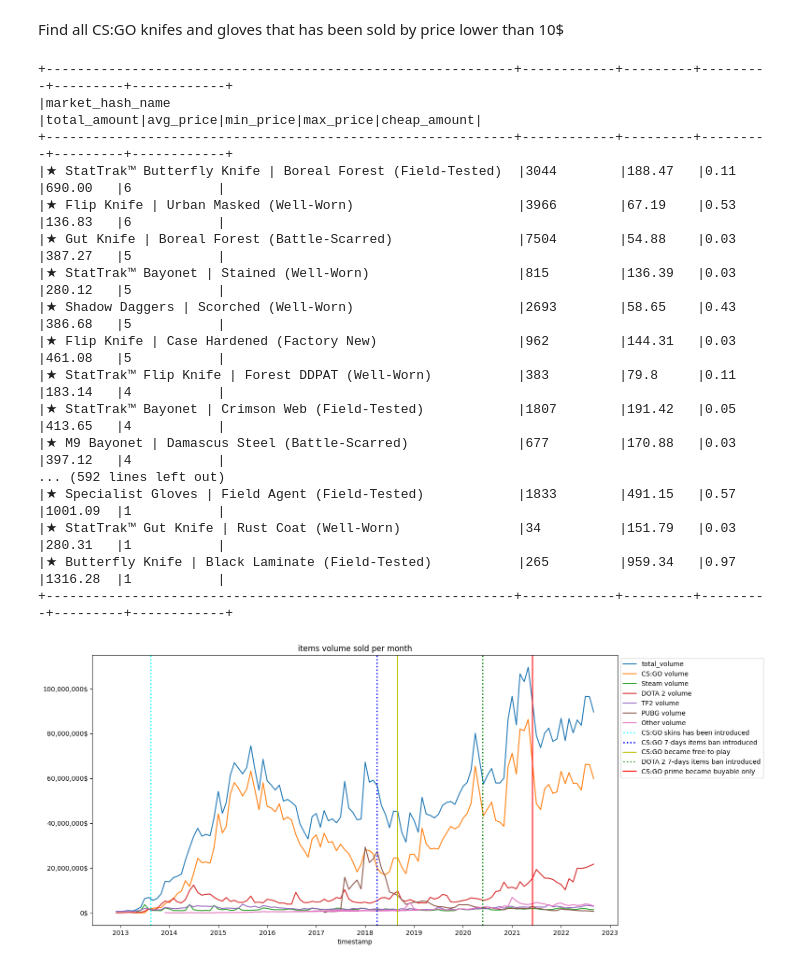
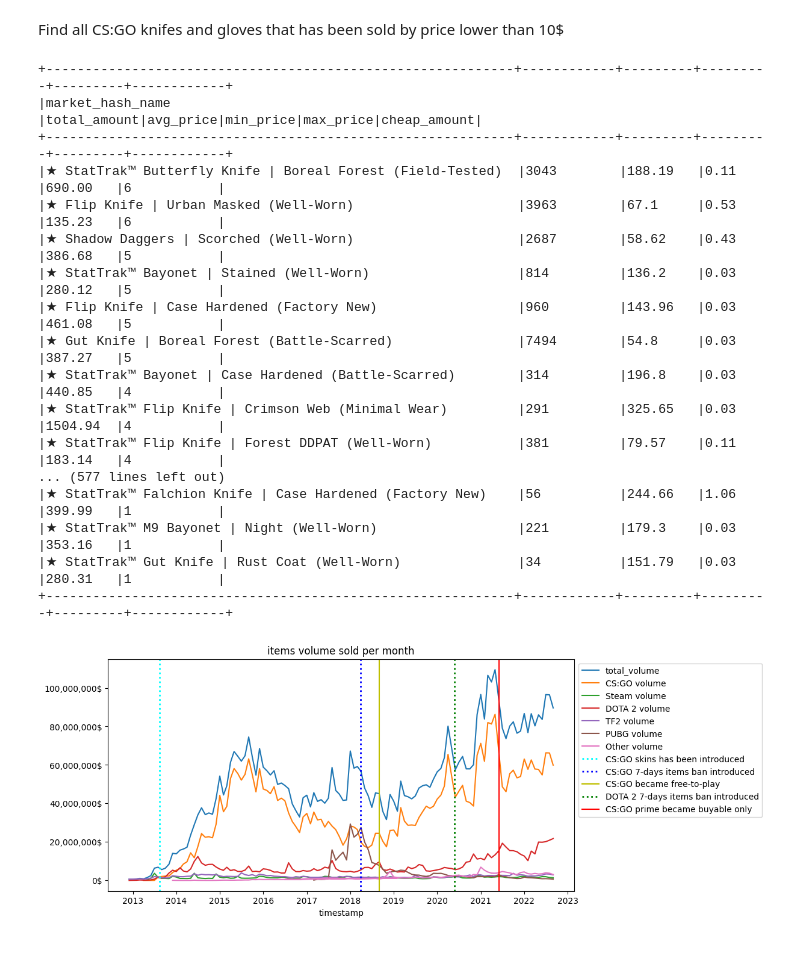
Before and after one commit to Soniclev/steam-trade-bot, a Jupyter notebook: notebooks/Analyze Steam market.ipynb, the cells around one changed output. Saved outputs shown, nothing was run; the diff lists cells and outputs as text; code cells hidden in the pictures.

```diff
--- a/notebooks/Analyze Steam market.ipynb
+++ b/notebooks/Analyze Steam market.ipynb
@@ -66,25 +21,17 @@ Downloading to 'parquet\partition=2022-11\part.0.parquet' ...
 # %%
 from pyspark.sql import SparkSession
-#.config("spark.memory.fraction", 0.8) \
-    #.config("spark.sql.shuffle.partitions" , "800") \
-    #.config("spark.memory.offHeap.enabled",'true')\
-    #.config("spark.memory.offHeap.size","16g")\
+
 spark = SparkSession.builder \
     .master('local[*]') \
     .appName('myAppName') \
     .config("spark.executor.memory", "5g") \
-    .config("spark.driver.memory", "5g")\
-    .config("spark.sql.shuffle.partitions" , "50") \
-    .config('spark.sql.files.maxPartitionBytes', str(30 * 1024 * 1024))\
+    .config("spark.driver.memory", "1g")\
+    .config("spark.sql.shuffle.partitions" , "30") \
+    .config('spark.sql.files.maxPartitionBytes', str(200 * 1024 * 1024))\
     .getOrCreate()
 # %%
 import pyspark.sql.functions as func
 from pyspark.sql.types import DecimalType, Row
 from pyspark.sql import Window as W
 # %%
-parquet_files = []
-for root, dirs, files in os.walk('parquet/'):
-    for file in files:
-        if file.endswith(".parquet"):
-            parquet_files.append(f"{root}/{file}")
-df = spark.read.parquet(*parquet_files)
+df = spark.read.parquet("parquet")
@@ -91,3 +40,5 @@ df = spark.read.parquet(*parquet_files)
+# %%
+df = df.filter(df.timestamp < datetime(2022, 11, 1))
 # %%
 df.count()
 # %% [output]
@@ -105,5 +61,3 @@ root
-# %%
-df = df.withColumn("timestamp",func.to_timestamp("timestamp"))
 # %%
 df.rdd.getNumPartitions()
 # %% [output]
@@ -273,9 +200,11 @@ only showing top 20 rows
 # %% [markdown]
 Find all CS:GO knifes and gloves that has been sold by price lower than 10$
 # %%
+star_pattern = '^\u2605'  # \u2605 is the Unicode codepoint for the star character
+
 df \
   .filter(df.app_id == 730) \
-  .filter(df.market_hash_name.startswith('★')) \
+  .filter(func.regexp_extract(func.col("market_hash_name"), star_pattern, 0) != '') \
   .groupby("market_hash_name") \
   .agg( \
     func.sum(df.amount).alias("total_amount"), \
@@ -291,19 +220,19 @@ df \
 +------------------------------------------------------------+------------+---------+---------+---------+------------+
 |market_hash_name                                            |total_amount|avg_price|min_price|max_price|cheap_amount|
 +------------------------------------------------------------+------------+---------+---------+---------+------------+
-|★ StatTrak™ Butterfly Knife | Boreal Forest (Field-Tested)  |3044        |188.47   |0.11     |690.00   |6           |
-|★ Flip Knife | Urban Masked (Well-Worn)                     |3966        |67.19    |0.53     |136.83   |6           |
-|★ Gut Knife | Boreal Forest (Battle-Scarred)                |7504        |54.88    |0.03     |387.27   |5           |
-|★ StatTrak™ Bayonet | Stained (Well-Worn)                   |815         |136.39   |0.03     |280.12   |5           |
-|★ Shadow Daggers | Scorched (Well-Worn)                     |2693        |58.65    |0.43     |386.68   |5           |
-|★ Flip Knife | Case Hardened (Factory New)                  |962         |144.31   |0.03     |461.08   |5           |
-|★ StatTrak™ Flip Knife | Forest DDPAT (Well-Worn)           |383         |79.8     |0.11     |183.14   |4           |
-|★ StatTrak™ Bayonet | Crimson Web (Field-Tested)            |1807        |191.42   |0.05     |413.65   |4           |
-|★ M9 Bayonet | Damascus Steel (Battle-Scarred)              |677         |170.88   |0.03     |397.12   |4           |
-... (592 lines left out)
-|★ Specialist Gloves | Field Agent (Field-Tested)            |1833        |491.15   |0.57     |1001.09  |1           |
+|★ StatTrak™ Butterfly Knife | Boreal Forest (Field-Tested)  |3043        |188.19   |0.11     |690.00   |6           |
+|★ Flip Knife | Urban Masked (Well-Worn)                     |3963        |67.1     |0.53     |135.23   |6           |
+|★ Shadow Daggers | Scorched (Well-Worn)                     |2687        |58.62    |0.43     |386.68   |5           |
+|★ StatTrak™ Bayonet | Stained (Well-Worn)                   |814         |136.2    |0.03     |280.12   |5           |
+|★ Flip Knife | Case Hardened (Factory New)                  |960         |143.96   |0.03     |461.08   |5           |
+|★ Gut Knife | Boreal Forest (Battle-Scarred)                |7494        |54.8     |0.03     |387.27   |5           |
+|★ StatTrak™ Bayonet | Case Hardened (Battle-Scarred)        |314         |196.8    |0.03     |440.85   |4           |
+|★ StatTrak™ Flip Knife | Crimson Web (Minimal Wear)         |291         |325.65   |0.03     |1504.94  |4           |
+|★ StatTrak™ Flip Knife | Forest DDPAT (Well-Worn)           |381         |79.57    |0.11     |183.14   |4           |
+... (577 lines left out)
+|★ StatTrak™ Falchion Knife | Case Hardened (Factory New)    |56          |244.66   |1.06     |399.99   |1           |
+|★ StatTrak™ M9 Bayonet | Night (Well-Worn)                  |221         |179.3    |0.03     |353.16   |1           |
 |★ StatTrak™ Gut Knife | Rust Coat (Well-Worn)               |34          |151.79   |0.03     |280.31   |1           |
-|★ Butterfly Knife | Black Laminate (Field-Tested)           |265         |959.34   |0.97     |1316.28  |1           |
 +------------------------------------------------------------+------------+---------+---------+---------+------------+
 # %%
 sum_df = df \
@@ -332,7 +261,7 @@ total_x = [val.timestamp for val in total_df.filter(total_df.timestamp < plot_en
 total_y = [val.total_volume for val in total_df.filter(total_df.timestamp < plot_end).select('total_volume').collect()]
 
 fig, ax = plt.subplots()
-fig.set_size_inches(14.5, 7.5)
+fig.set_size_inches(10, 5)
 ax.plot(total_x, total_y, label='total_volume')
 
 APP_IDS = {730: "CS:GO", 753: "Steam", 570: "DOTA 2", 440: "TF2", 578080: "PUBG"}
@@ -341,34 +270,34 @@ for app_id, name in APP_IDS.items():
     app_df = sum_df.filter(sum_df.app_id == app_id)
     y_val = [val.total_volume for val in app_df.filter(app_df.timestamp < plot_end).select('total_volume').collect()]
     x_ts = [val.timestamp for val in app_df.filter(app_df.timestamp < plot_end).select('timestamp').collect()]
     plt.plot(x_ts, y_val, label=f'{name} volume')
 
 other_app_df = sum_df
 for app_id in APP_IDS.keys():
     other_app_df = other_app_df.filter(other_app_df.app_id != app_id)
 other_app_df = other_app_df.groupby("timestamp") \
   .agg( \
     func.sum(sum_df.total_volume).alias("total_volume"), \
   ) \
   .cache()
 y_val = [val.total_volume for val in other_app_df.filter(other_app_df.timestamp < plot_end).select('total_volume').collect()]
 x_ts = [val.timestamp for val in other_app_df.filter(other_app_df.timestamp < plot_end).select('timestamp').collect()]
 plt.plot(x_ts, y_val, label='Other volume')
 
 plt.xlabel('timestamp')
 plt.title('items volume sold per month')
 
 ax.get_yaxis().set_major_formatter(
     matplotlib.ticker.FuncFormatter(lambda x, p: format(int(x), ',')+"$"))
 plt.axvline(x=datetime(2013, 8, 14), color='aqua', ls=':', lw=2, label='CS:GO skins has been introduced')
 plt.axvline(x=datetime(2018, 3, 30), color='b', ls=':', lw=2, label='CS:GO 7-days items ban introduced')
 plt.axvline(x=datetime(2018, 8, 30), color='y', label='CS:GO became free-to-play')
 plt.axvline(x=datetime(2020, 5, 26), color='g', ls=':', lw=2, label='DOTA 2 7-days items ban introduced')
 plt.axvline(x=datetime(2021, 6, 3), color='r', label='CS:GO prime became buyable only')
 plt.legend(bbox_to_anchor=(1.0, 1), loc='upper left')
 plt.show()
 # %% [output]
-[figure, old version]
+[figure, new version]
 # %%
 plot_end = datetime(2022, 10, 1)
 
```
Also changed, not shown: parts of 25 cells of this notebook, 12 other files.
